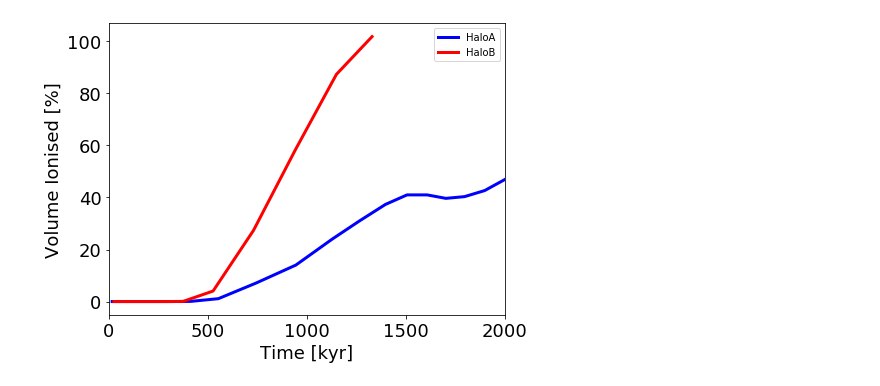
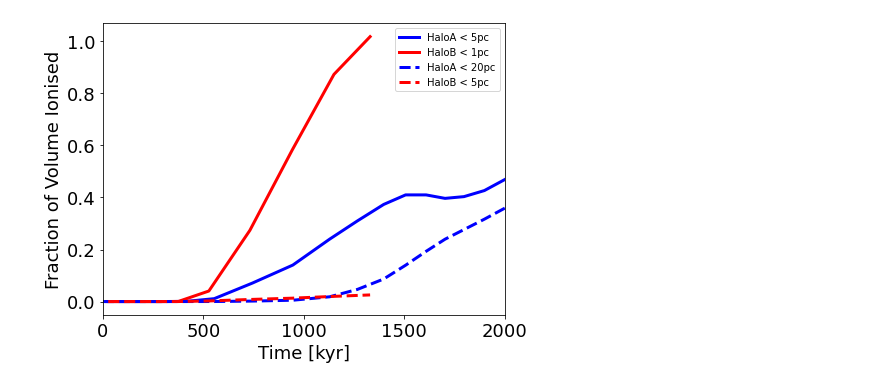
Before and after one commit to fearmayo/Massive-Star-Formation-in-Metal-Free-Galaxies-at-High-Redshift, a Jupyter notebook: calculations/Ionisation.ipynb, the cells around one changed output. Saved outputs shown, nothing was run; the diff lists cells and outputs as text; code cells hidden in the pictures.

```diff
--- a/calculations/Ionisation.ipynb
+++ b/calculations/Ionisation.ipynb
@@ -70,21 +137,28 @@ HaloA_vals =  dict_values([4.9e-07, 2e-07, 2.3e-06, 8.6e-05, 0.23, 3.1, 18, 21,
 # %%
 fig = plt.figure(figsize=(7, 5))
 ax1 = fig.add_subplot(111)
 #ax2 = fig.add_subplot(112)
-haloAx = savgol_filter(list(HaloA_Ionisation.keys()), 3, 1)
-haloAy = savgol_filter(list(HaloA_Ionisation.values()), 3, 1)
-haloBx = savgol_filter(list(HaloB_Ionisation.keys()), 3, 1)
-haloBy = savgol_filter(list(HaloB_Ionisation.values()), 3, 1)
-ax1.plot(haloAx, haloAy, label='HaloA', lw=3, color='b')
-ax1.plot(haloBx, haloBy, label='HaloB', lw=3, color='r')
+
+haloAx = savgol_filter(list(HaloA_Ionisation_5pc.keys()), 3, 1)
+haloAy = savgol_filter(list(HaloA_Ionisation_5pc.values()), 3, 1)
+haloBx = savgol_filter(list(HaloB_Ionisation_1pc.keys()), 3, 1)
+haloBy = savgol_filter(list(HaloB_Ionisation_1pc.values()), 3, 1)
+haloAx_20pc = savgol_filter(list(HaloA_Ionisation_20pc.keys()), 3, 1)
+haloAy_20pc = savgol_filter(list(HaloA_Ionisation_20pc.values()), 3, 1)
+haloBx_5pc = savgol_filter(list(HaloB_Ionisation_5pc.keys()), 3, 1)
+haloBy_5pc = savgol_filter(list(HaloB_Ionisation_5pc.values()), 3, 1)
+ax1.plot(haloAx, haloAy, label='HaloA < 5pc', lw=3, color='b')
+ax1.plot(haloBx, haloBy, label='HaloB < 1pc', lw=3, color='r')
+ax1.plot(haloAx_20pc, haloAy_20pc, label='HaloA < 20pc', lw=3, color='b', ls='dashed')
+ax1.plot(haloBx_5pc, haloBy_5pc, label='HaloB < 5pc', lw=3, color='r', ls='dashed')
 ax1.set_xlabel("Time [kyr]", fontsize=18)
-ax1.set_ylabel("Volume Ionised [%]", fontsize=18)
+ax1.set_ylabel("Fraction of Volume Ionised", fontsize=18)
 ax1.set_xlim(0.0, 2000)
 ax1.tick_params(labelsize=18)
 ax1.legend()
 fig.tight_layout()
 fig.savefig("Ionisation.pdf")
 # %% [output]
-[figure, old version]
+[figure, new version]
 # %%
 print("HaloA_times = ", list(HaloA_times))
```
Also changed, not shown: parts of 3 cells of this notebook, 11 other files.
